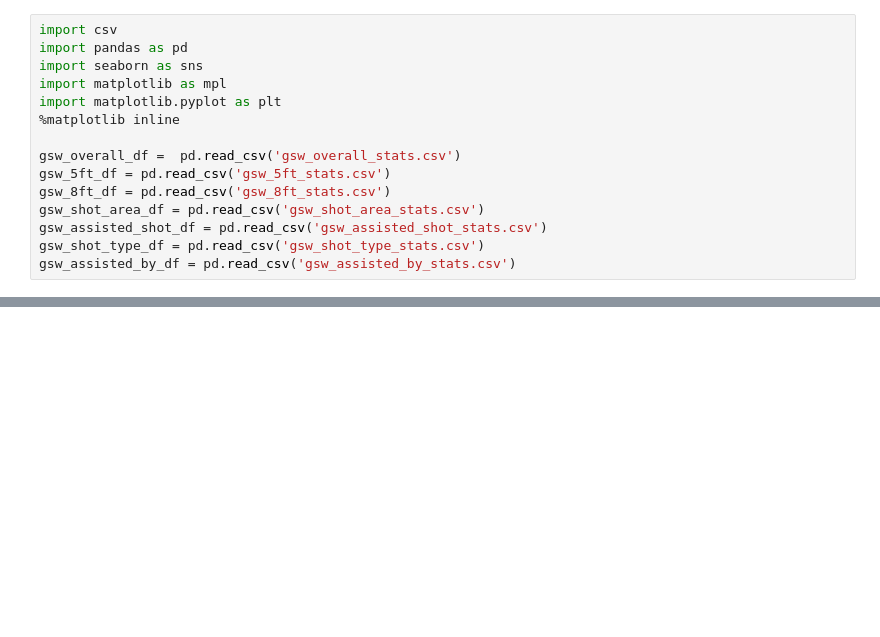
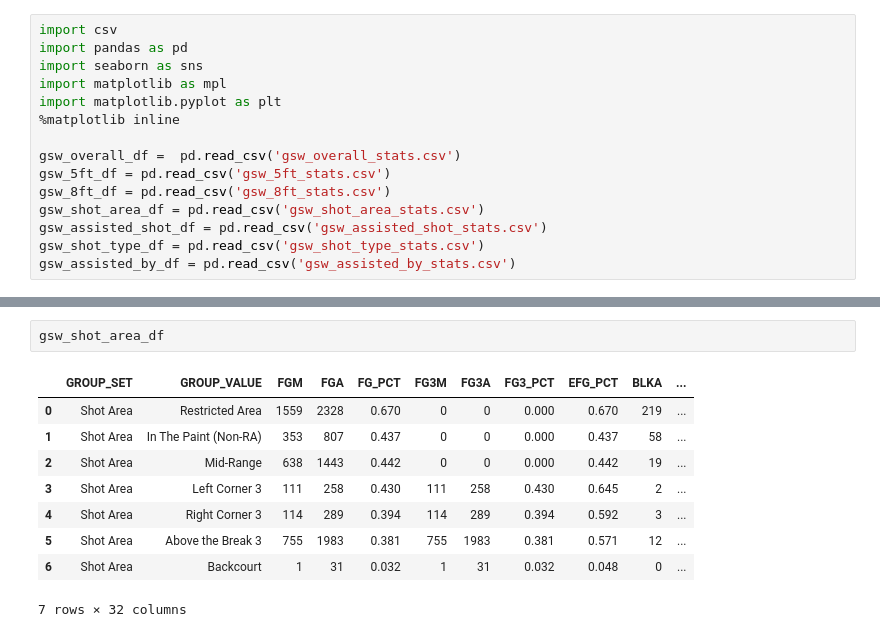
Before and after one commit to RodellRodriguez/golden-state-warriors, a Jupyter notebook: Stats/Golden State Warriors Data Visualization.ipynb, the cells around one changed output, grey strips where cells are left out. Drawn from its saved outputs; the diff is of its cells as text; blank space fills up the shorter version.

```diff
--- a/Stats/Golden State Warriors Data Visualization.ipynb
+++ b/Stats/Golden State Warriors Data Visualization.ipynb
@@ -74,0 +157,12 @@ ax.set_title('Assisted By Stats')
+# %%
+gsw_shot_area_df
+# %% [output]
+|  | GROUP_SET | GROUP_VALUE | FGM | FGA | FG_PCT | FG3M | FG3A | FG3_PCT | EFG_PCT | BLKA | ... |
+| 0 | Shot Area | Restricted Area | 1559 | 2328 | 0.670 | 0 | 0 | 0.000 | 0.670 | 219 | ... |
+| 1 | Shot Area | In The Paint (Non-RA) | 353 | 807 | 0.437 | 0 | 0 | 0.000 | 0.437 | 58 | ... |
+| 2 | Shot Area | Mid-Range | 638 | 1443 | 0.442 | 0 | 0 | 0.000 | 0.442 | 19 | ... |
+| 3 | Shot Area | Left Corner 3 | 111 | 258 | 0.430 | 111 | 258 | 0.430 | 0.645 | 2 | ... |
+| 4 | Shot Area | Right Corner 3 | 114 | 289 | 0.394 | 114 | 289 | 0.394 | 0.592 | 3 | ... |
+| 5 | Shot Area | Above the Break 3 | 755 | 1983 | 0.381 | 755 | 1983 | 0.381 | 0.571 | 12 | ... |
+| 6 | Shot Area | Backcourt | 1 | 31 | 0.032 | 1 | 31 | 0.032 | 0.048 | 0 | ... |
+7 rows × 32 columns
```
Also changed, not shown: parts of 12 cells of this notebook.
